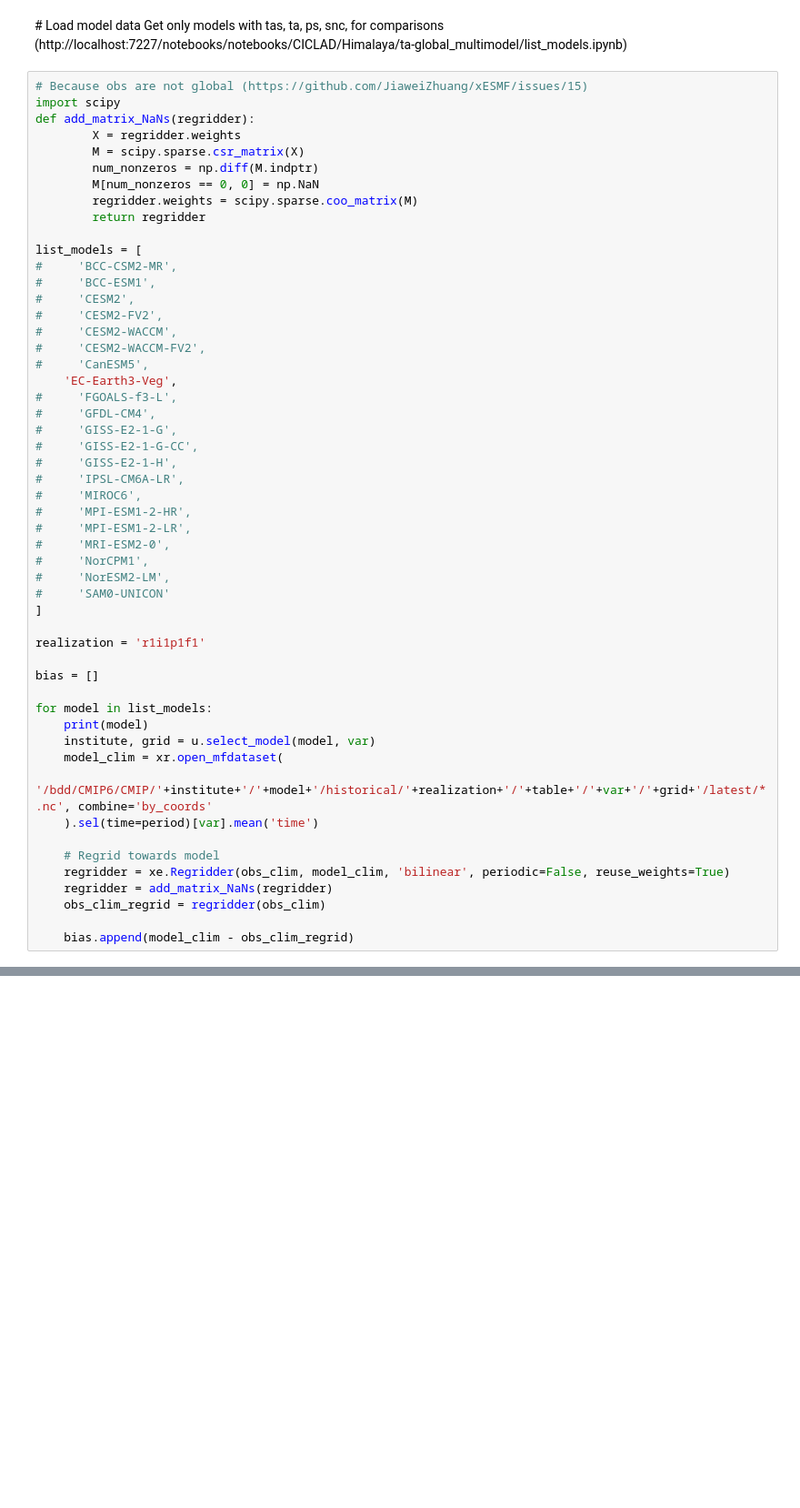
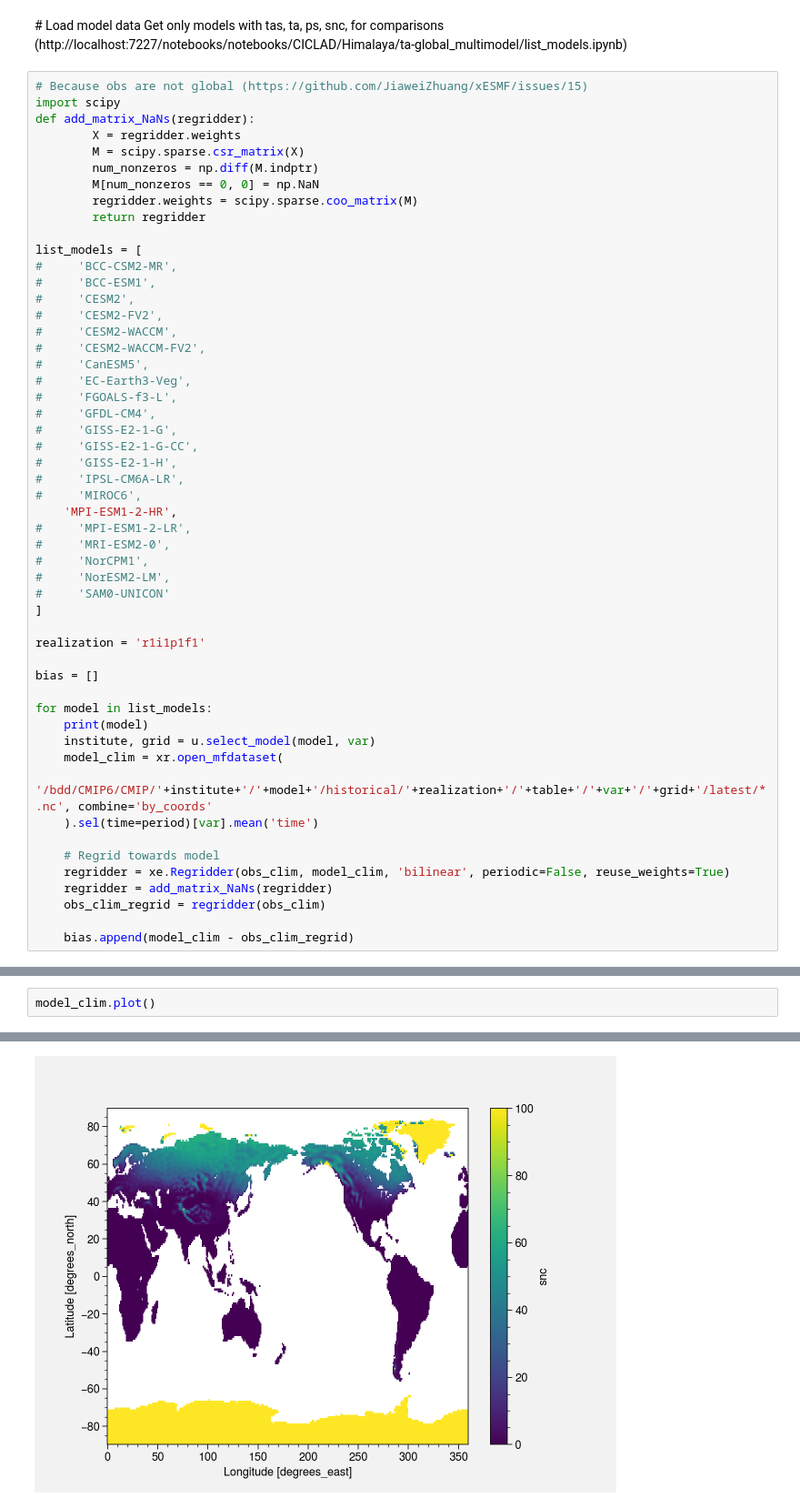
Before and after one commit to mickaellalande/PhD, a Jupyter notebook: CICLAD/Himalaya/ta-global_multimodel/snc_bias_check.ipynb, the cells around one changed output, grey strips where cells are left out. Shown at 91% size. Saved outputs shown, nothing was run; the diff lists cells and outputs as text; blank space fills up the shorter version.

```diff
--- a/CICLAD/Himalaya/ta-global_multimodel/snc_bias_check.ipynb
+++ b/CICLAD/Himalaya/ta-global_multimodel/snc_bias_check.ipynb
@@ -78,7 +78,7 @@ list_models = [
 #     'CESM2-WACCM',
 #     'CESM2-WACCM-FV2',
 #     'CanESM5',
-    'EC-Earth3-Veg',
+#     'EC-Earth3-Veg',
 #     'FGOALS-f3-L',
 #     'GFDL-CM4',
 #     'GISS-E2-1-G',
@@ -86,7 +86,7 @@ list_models = [
 #     'GISS-E2-1-H',
 #     'IPSL-CM6A-LR',
 #     'MIROC6',
-#     'MPI-ESM1-2-HR',
+    'MPI-ESM1-2-HR',
 #     'MPI-ESM1-2-LR',
 #     'MRI-ESM2-0',
 #     'NorCPM1',
@@ -116,0 +117,3 @@ Reuse existing file: bilinear_88x88_256x512.nc
+# %%
+model_clim.plot()
+# %% [output]
@@ -117,3 +121,4 @@ Reuse existing file: bilinear_88x88_256x512.nc
+[figure, added]
 # %%
 f, axs = plot.subplots(proj='cyl', ncols=1, nrows=1)
 
```
Also changed, not shown: parts of 3 cells of this notebook, 19 other files.
